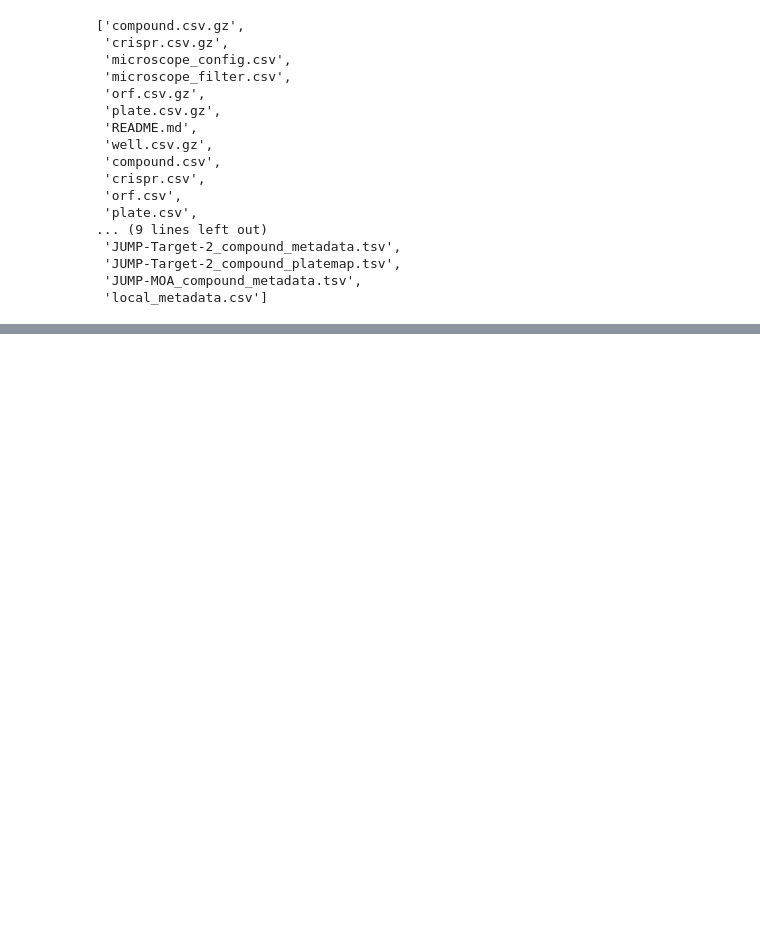
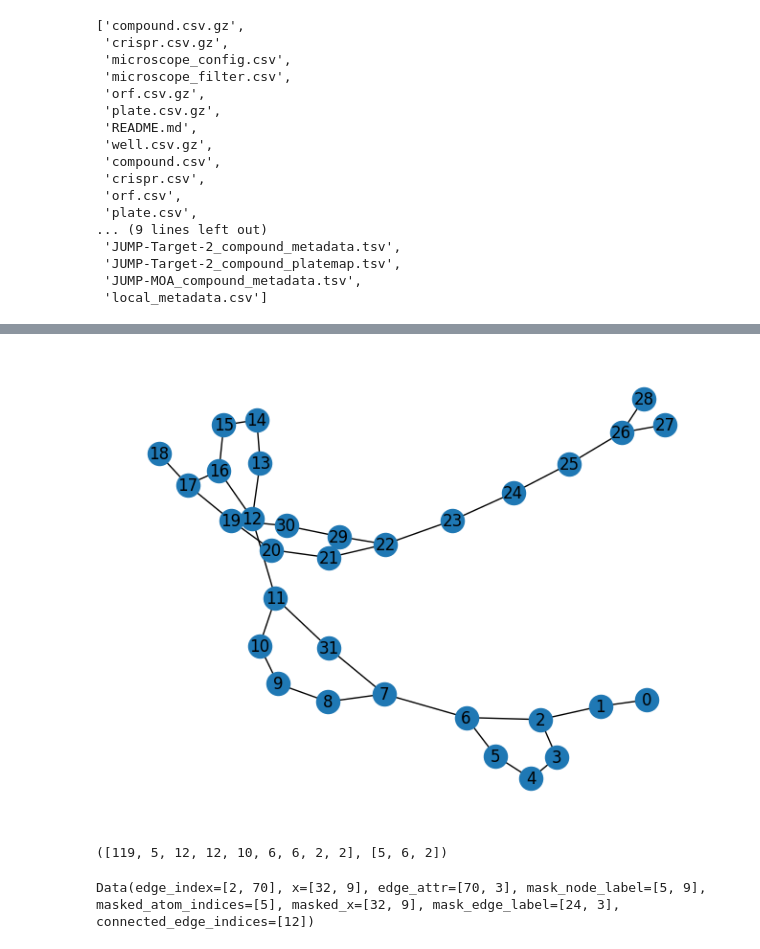
Before and after one commit to gwatkinson/jump_models, a Jupyter notebook: notebooks/6.1-gw-mgm.ipynb, the cells around one changed output, grey strips where cells are left out. Cells and saved outputs as stored; diff of their text form; code cells hidden in the pictures; blank space fills up the shorter version.

```diff
--- a/notebooks/6.1-gw-mgm.ipynb
+++ b/notebooks/6.1-gw-mgm.ipynb
@@ -91,0 +132,3 @@ cdf = pd.read_csv(osp.join(meta_dir, "compound.csv.gz"))
+# %%
+graphs = [cpt(ex) for ex in exs]
+graphs
@@ -91,0 +151,3 @@ cdf = pd.read_csv(osp.join(meta_dir, "compound.csv.gz"))
+# %%
+pyg_graphs = [dgl_to_pyg_graph(graph) for graph in graphs]
+pyg_graphs
@@ -91,0 +186,8 @@ cdf = pd.read_csv(osp.join(meta_dir, "compound.csv.gz"))
+# %%
+nx.draw(nx_graphs[0], with_labels=True)
+# %% [output]
+[figure, added]
+# %%
+get_atom_feature_dims(), get_bond_feature_dims()
+# %% [output]
+([119, 5, 12, 12, 10, 6, 6, 2, 2], [5, 6, 2])
@@ -91,0 +198,4 @@ cdf = pd.read_csv(osp.join(meta_dir, "compound.csv.gz"))
+# %%
+masked_graphs
+# %% [output]
+Data(edge_index=[2, 70], x=[32, 9], edge_attr=[70, 3], mask_node_label=[5, 9], masked_atom_indices=[5], masked_x=[32, 9], mask_edge_label=[24, 3], connected_edge_indices=[12])
```
Also changed, not shown: parts of 21 cells of this notebook, 8 other files.
